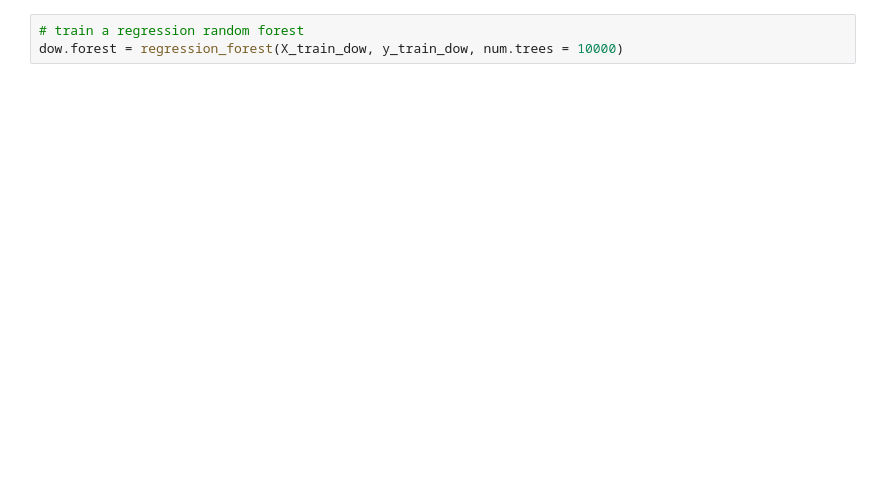
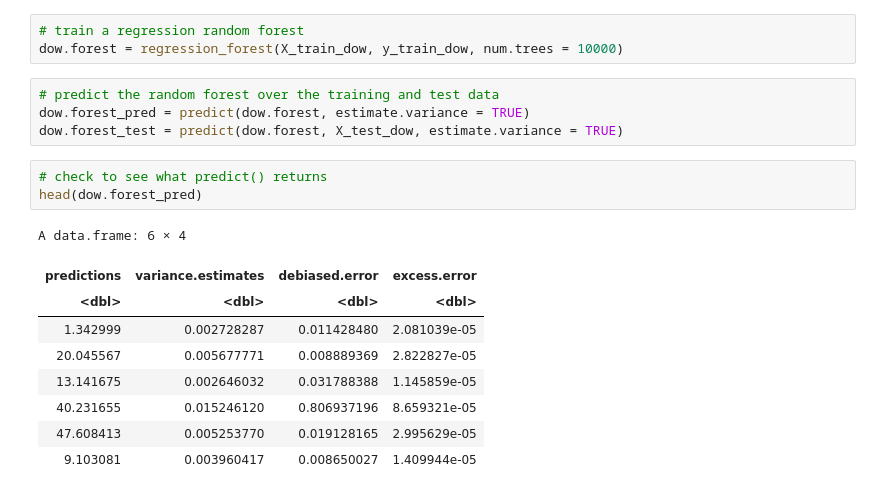
Before and after one commit to lewisblake/CSCI575, a Jupyter notebook: TheoryProject/experiments.ipynb, the cells around one changed output. Cells and saved outputs as stored; diff of their text form; blank space fills up the shorter version.

```diff
--- a/TheoryProject/experiments.ipynb
+++ b/TheoryProject/experiments.ipynb
@@ -360,3 +338,20 @@ y_test_dow = as.matrix(sapply(y_test_dow, as.numeric))
 # %%
 # train a regression random forest
 dow.forest = regression_forest(X_train_dow, y_train_dow, num.trees = 10000)
+# %%
+# predict the random forest over the training and test data
+dow.forest_pred = predict(dow.forest, estimate.variance = TRUE)
+dow.forest_test = predict(dow.forest, X_test_dow, estimate.variance = TRUE)
+# %%
+# check to see what predict() returns
+head(dow.forest_pred)
+# %% [output]
+A data.frame: 6 × 4
+| predictions | variance.estimates | debiased.error | excess.error |
+| <dbl> | <dbl> | <dbl> | <dbl> |
+| 1.342999 | 0.002728287 | 0.011428480 | 2.081039e-05 |
+| 20.045567 | 0.005677771 | 0.008889369 | 2.822827e-05 |
+| 13.141675 | 0.002646032 | 0.031788388 | 1.145859e-05 |
+| 40.231655 | 0.015246120 | 0.806937196 | 8.659321e-05 |
+| 47.608413 | 0.005253770 | 0.019128165 | 2.995629e-05 |
+| 9.103081 | 0.003960417 | 0.008650027 | 1.409944e-05 |
```
Also changed, not shown: parts of 8 cells of this notebook.
